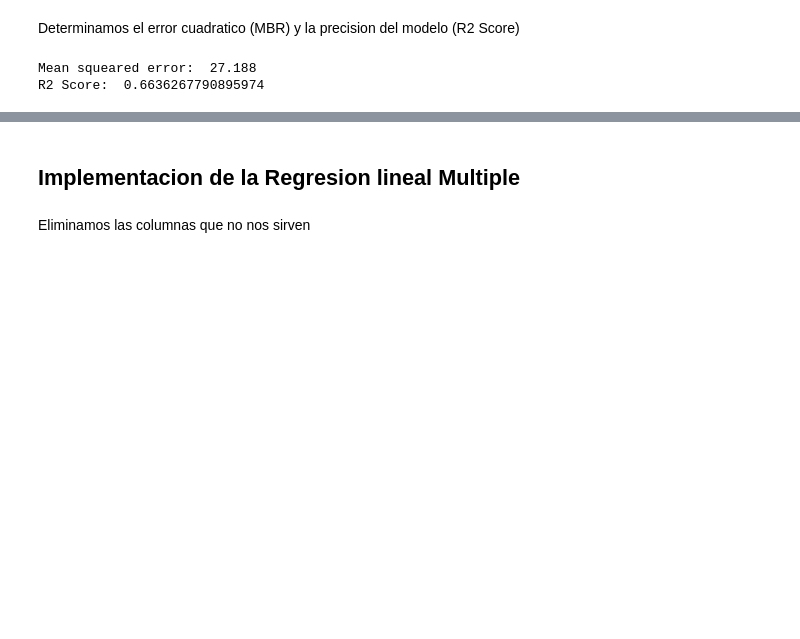
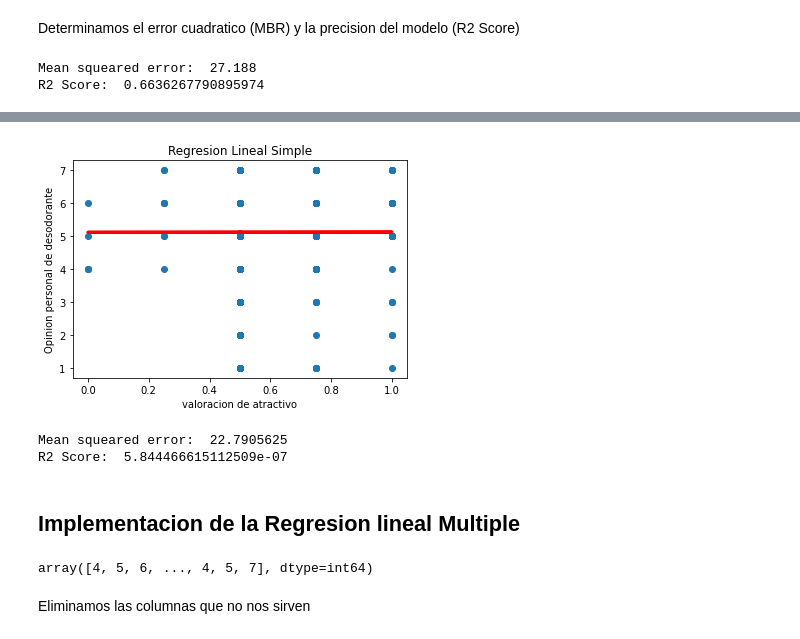
Before and after one commit to migueldemollet/ApCLaboratorio, a Jupyter notebook: Practica1.ipynb, the cells around one changed output, grey strips where cells are left out. Cells and saved outputs as stored; diff of their text form; code cells hidden in the pictures; blank space fills up the shorter version.

```diff
--- a/Practica1.ipynb
+++ b/Practica1.ipynb
@@ -30,6 +35,7 @@ def load_dataset(path):
 
 # Carreguem dataset d'exemple
 dataset = load_dataset('db\\Data_train_reduced.csv')
+dataset_copy = load_dataset('db\\Data_train_reduced.csv')
 dataset_test = load_dataset('db\\test_data.csv')
 data = dataset.values
 
@@ -104,7 +110,8 @@ columns_to_drop = list(columns_with_na(dataset))
 columns_to_drop_test = list(columns_with_na(dataset_test))
 
 dataset.drop(columns_to_drop, axis=1, inplace = True)
-dataset_test.drop(columns_to_drop_test, axis=1 ,inplace = True)
+dataset_test.drop(columns_to_drop_test, axis=1, inplace = True)
+dataset_copy.drop(columns_to_drop, axis=1 ,inplace = True)
 
 sns.heatmap(dataset.isnull(), cbar=False)
 # %% [output]
@@ -272,0 +335,7 @@ R2 Score:  0.6636267790895974
+# %%
+#NORMALIZANDO
+to_drop=['Respondent.ID','Product.ID','Product']
+dataset_copy.drop(to_drop, axis=1, inplace = True)
+dataset_copy=dataset_copy.apply(lambda x: (x-x.mean())/ x.std(), axis=0)
+dataset_norm=(dataset_copy - dataset_copy.min()) / ( dataset_copy.max() - dataset_copy.min())
+dataset_norm
@@ -273,5 +356,46 @@ R2 Score:  0.6636267790895974
+# %%
+#seleccionamos solo la comlumna 8 del dataset (desodorantes atractivos)
+data = dataset_norm.values
+X_train=data[:,np.newaxis,3]
+#Defino los datos correspondientes a las opinion de desodorante
+y_train=dataset['q1_1.personal.opinion.of.this.Deodorant']
+# %%
+#Separamos los datos de "train" en entrenamiento y prueba
+X_train,X_test,y_train,y_test = train_test_split(X_train,y_train,test_size=0.2,random_state=15)
+
+#definimos el algoritmo a utilizar
+lr = linear_model.LinearRegression()
+
+#Entreno de modelo
+lr.fit(X_train, y_train)
+
+#Realizar una prediccion
+Y_pred = lr.predict(X_test)
+
+#Graficamos los datos junto con el modelo
+plt.scatter(X_test,y_test)
+plt.plot(X_test,Y_pred,color='red',linewidth=3)
+plt.title('Regresion Lineal Simple')
+plt.xlabel('valoracion de atractivo')
+plt.ylabel('Opinion personal de desodorante')
+plt.show()
+# %% [output]
+[figure, added]
+# %%
+print("Mean squeared error: ", mean_squared_error(X_train, y_train))
+print("R2 Score: ", lr.score(X_train, y_train))
+# %% [output]
+Mean squeared error:  22.7905625
+R2 Score:  5.844466615112509e-07
 # %% [markdown]
 ## Implementacion de la Regresion lineal Multiple
+# %%
+#Regresion Normalizada
+#y_multiple=dataset_norm['q1_1.personal.opinion.of.this.Deodorant'].values
+y_multiple=dataset['q1_1.personal.opinion.of.this.Deodorant'].values
+y_multiple
+# %% [output]
+array([4, 5, 6, ..., 4, 5, 7], dtype=int64)
 # %% [markdown]
 Eliminamos las columnas que no nos sirven
 # %%
```
Also changed, not shown: parts of 20 cells of this notebook.
